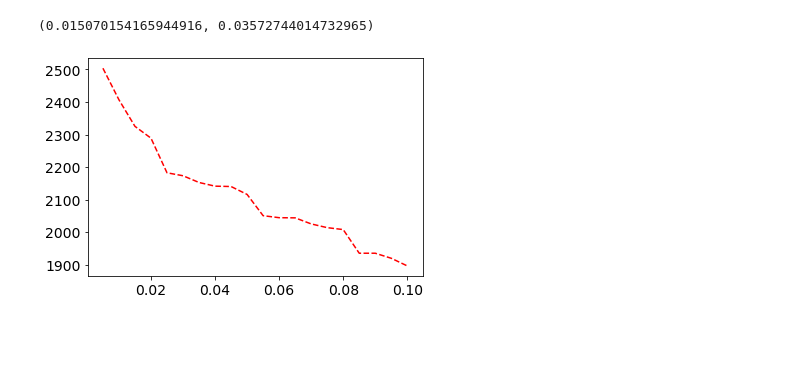
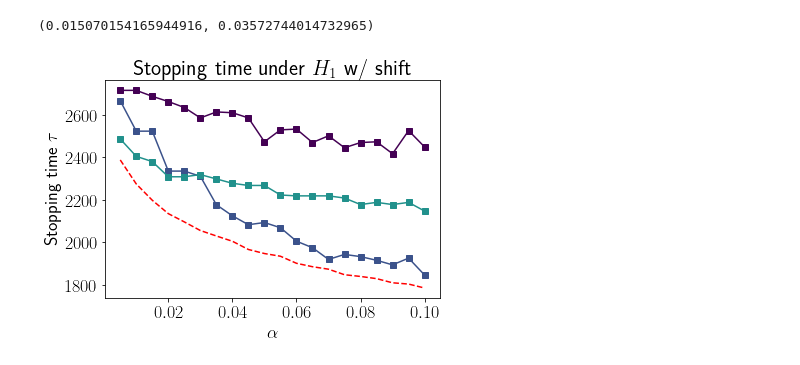
Before and after one commit to secg5/auditing_fairness_by_betting, a Jupyter notebook: credit_loan.ipynb, the cells around one changed output. Cells and saved outputs as stored; diff of their text form; code cells hidden in the pictures; blank space fills up the shorter version.

```diff
--- a/credit_loan.ipynb
+++ b/credit_loan.ipynb
@@ -224,4 +255,0 @@ betting_shift, _ = betting_experiment(seq1, seq2, alphas, iters, shift_time=shif
-# %%
-plt_mean_std(plt, betting_shift, alphas, 'Betting', color='red', ls='--', plot_std=False)
-# %% [output]
-[figure, removed]
@@ -227,0 +268,18 @@ plt_mean_std(plt, betting_shift, alphas, 'Betting', color='red', ls='--', plot_s
+# %%
+betting_shift = load_results('betting_shift_loan')
+perm_250_shift = load_results('perm_250_shift_loan')
+perm_500_shift = load_results('perm_500_shift_loan')
+perm_1000_shift = load_results('perm_1000_shift_loan')
+# %%
+plt_mean_std(plt, betting_shift, alphas, None, color='red', ls='--', plot_std=False)
+plt_mean_std(plt, perm_250_shift, alphas, None, color=cmap[0], marker='s', plot_std=False)
+plt_mean_std(plt, perm_500_shift, alphas, None, color=cmap[1], marker='s', plot_std=False)
+plt_mean_std(plt, perm_1000_shift, alphas, None, color=cmap[2], marker='s', plot_std=False)
+
+# plt.legend()
+plt.xlabel('$\\alpha$')
+plt.ylabel('Stopping time $\\tau$')
+plt.title('Stopping time under $H_1$ w/ shift')
+plt.savefig('plots/loan_shift.png', dpi=300, bbox_inches='tight')
+# %% [output]
+[figure, added]
```
Also changed, not shown: parts of 19 cells of this notebook, 5 other files.
